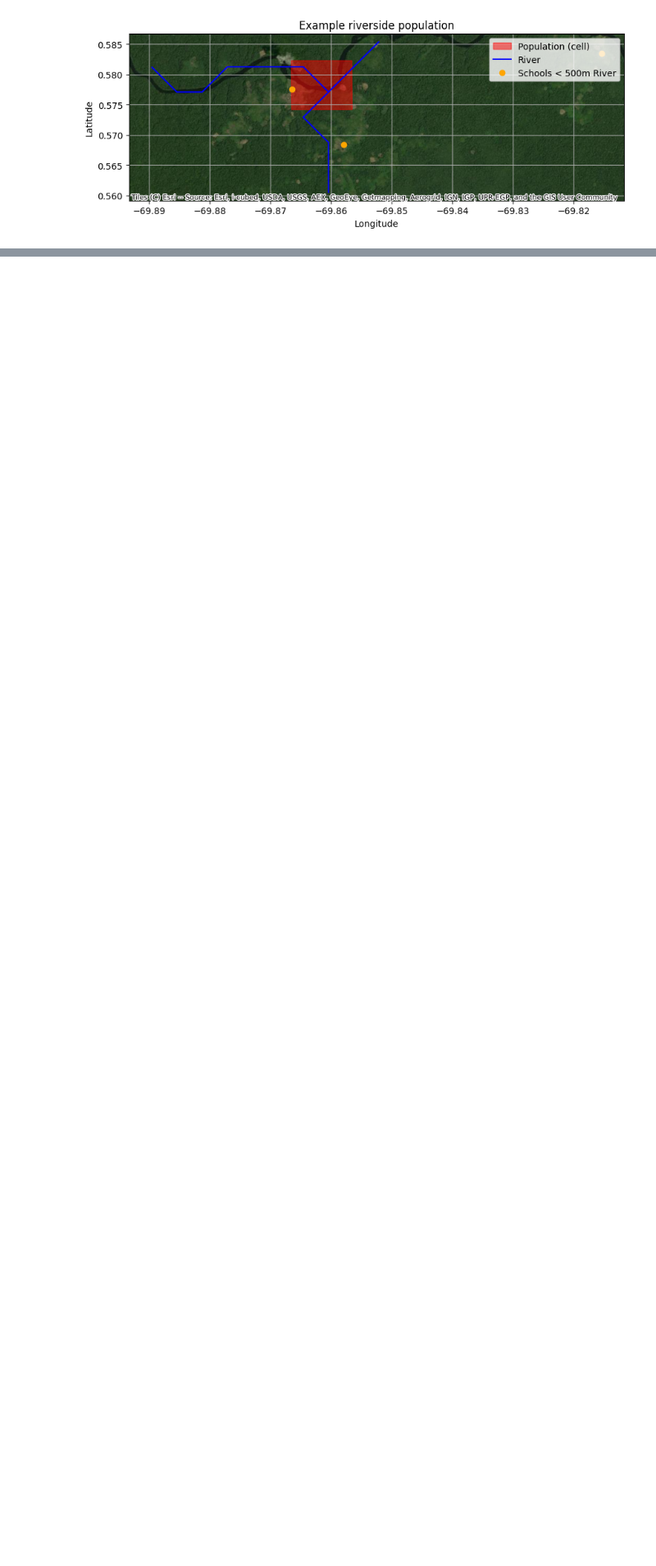
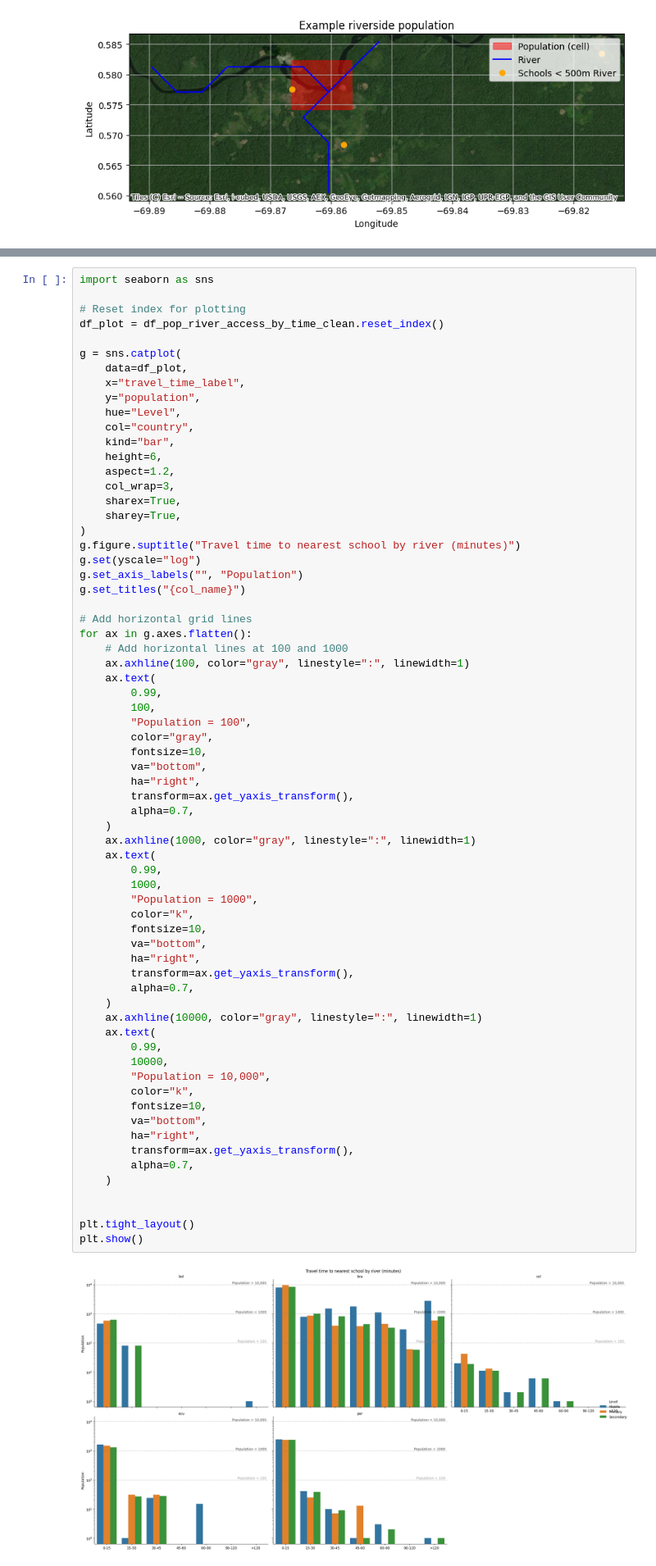
Before and after one commit to Claudio9701/amazon-settlements-edu-access, a Jupyter notebook: 06_01_riverside_schools.ipynb, the cells around one changed output, grey strips where cells are left out. Shown at 82% size. Cells and saved outputs as stored; diff of their text form; blank space fills up the shorter version.

Commit message:
Calculate the population without access to education

```diff
--- a/06_01_riverside_schools.ipynb
+++ b/06_01_riverside_schools.ipynb
@@ -532,0 +907,69 @@ Name: count, dtype: int64
+# %%
+import seaborn as sns
+
+# Reset index for plotting
+df_plot = df_pop_river_access_by_time_clean.reset_index()
+
+g = sns.catplot(
+    data=df_plot,
+    x="travel_time_label",
+    y="population",
+    hue="Level",
+    col="country",
+    kind="bar",
+    height=6,
+    aspect=1.2,
+    col_wrap=3,
+    sharex=True,
+    sharey=True,
+)
+g.figure.suptitle("Travel time to nearest school by river (minutes)")
+g.set(yscale="log")
+g.set_axis_labels("", "Population")
+g.set_titles("{col_name}")
+
+# Add horizontal grid lines
+for ax in g.axes.flatten():
+    # Add horizontal lines at 100 and 1000
+    ax.axhline(100, color="gray", linestyle=":", linewidth=1)
+    ax.text(
+        0.99,
+        100,
+        "Population = 100",
+        color="gray",
+        fontsize=10,
+        va="bottom",
+        ha="right",
+        transform=ax.get_yaxis_transform(),
+        alpha=0.7,
+    )
+    ax.axhline(1000, color="gray", linestyle=":", linewidth=1)
+    ax.text(
+        0.99,
+        1000,
+        "Population = 1000",
+        color="k",
+        fontsize=10,
+        va="bottom",
+        ha="right",
+        transform=ax.get_yaxis_transform(),
+        alpha=0.7,
+    )
+    ax.axhline(10000, color="gray", linestyle=":", linewidth=1)
+    ax.text(
+        0.99,
+        10000,
+        "Population = 10,000",
+        color="k",
+        fontsize=10,
+        va="bottom",
+        ha="right",
+        transform=ax.get_yaxis_transform(),
+        alpha=0.7,
+    )
+
+
+plt.tight_layout()
+plt.show()
+# %% [output]
+[figure, added]
```
Also changed, not shown: parts of 56 cells of this notebook, 2 other files.
